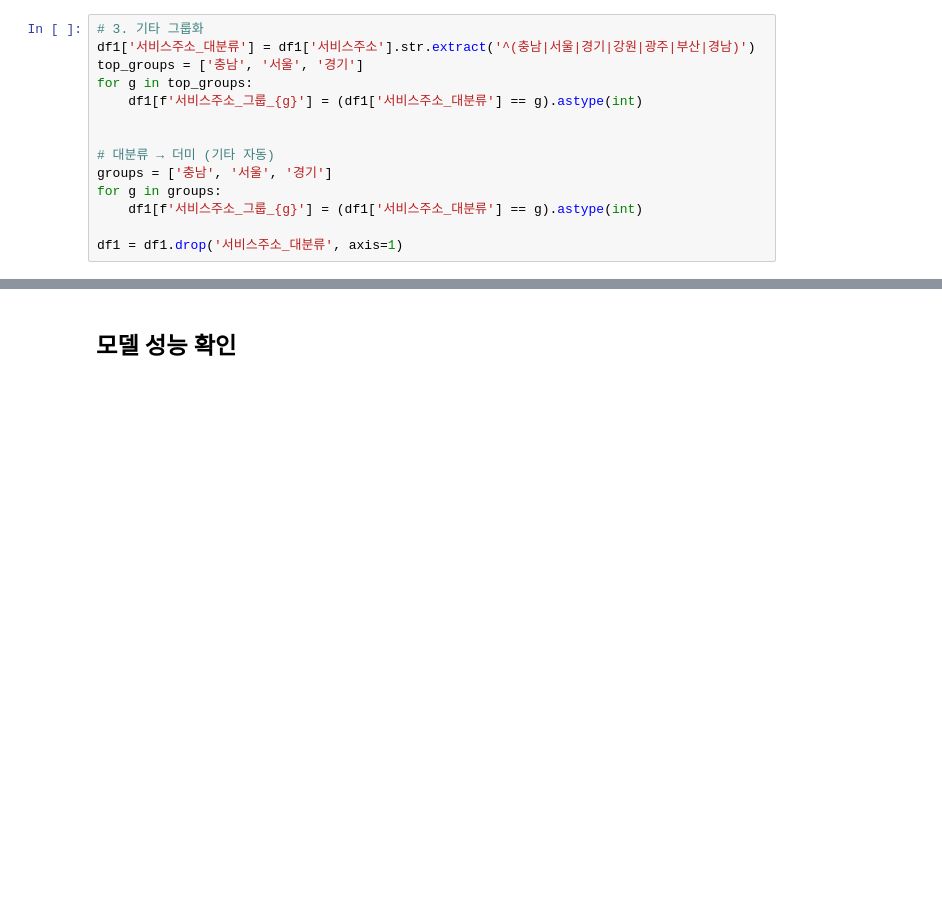
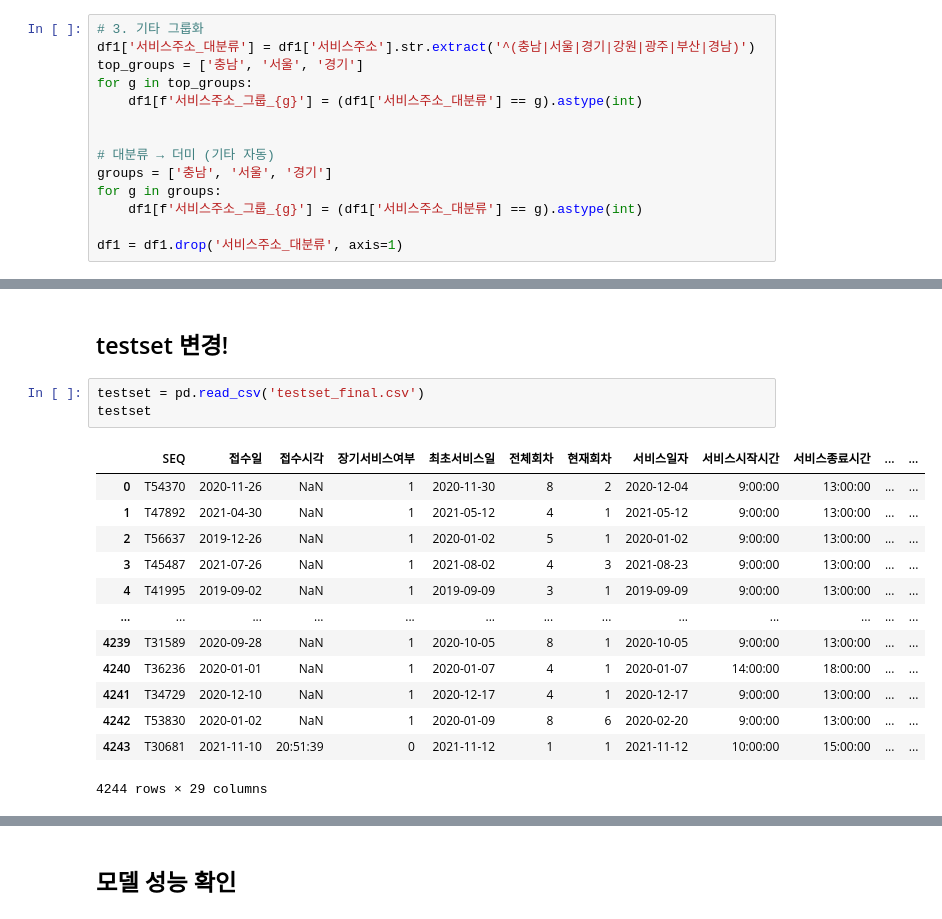
Before and after one commit to siwoolyyy/ml-data, a Jupyter notebook: kaggle.ipynb, the cells around one changed output, grey strips where cells are left out. Drawn from its saved outputs; the diff is of its cells as text; blank space fills up the shorter version.

```diff
--- a/kaggle.ipynb
+++ b/kaggle.ipynb
@@ -304,0 +923,19 @@ df1 = df1.drop(columns='SEQ', axis=1)
+# %% [markdown]
+## testset 변경!
+# %%
+testset = pd.read_csv('testset_final.csv')
+testset
+# %% [output]
+|  | SEQ | 접수일 | 접수시각 | 장기서비스여부 | 최초서비스일 | 전체회차 | 현재회차 | 서비스일자 | 서비스시작시간 | 서비스종료시간 | ... | ... |
+| 0 | T54370 | 2020-11-26 | NaN | 1 | 2020-11-30 | 8 | 2 | 2020-12-04 | 9:00:00 | 13:00:00 | ... | ... |
+| 1 | T47892 | 2021-04-30 | NaN | 1 | 2021-05-12 | 4 | 1 | 2021-05-12 | 9:00:00 | 13:00:00 | ... | ... |
+| 2 | T56637 | 2019-12-26 | NaN | 1 | 2020-01-02 | 5 | 1 | 2020-01-02 | 9:00:00 | 13:00:00 | ... | ... |
+| 3 | T45487 | 2021-07-26 | NaN | 1 | 2021-08-02 | 4 | 3 | 2021-08-23 | 9:00:00 | 13:00:00 | ... | ... |
+| 4 | T41995 | 2019-09-02 | NaN | 1 | 2019-09-09 | 3 | 1 | 2019-09-09 | 9:00:00 | 13:00:00 | ... | ... |
+| ... | ... | ... | ... | ... | ... | ... | ... | ... | ... | ... | ... | ... |
+| 4239 | T31589 | 2020-09-28 | NaN | 1 | 2020-10-05 | 8 | 1 | 2020-10-05 | 9:00:00 | 13:00:00 | ... | ... |
+| 4240 | T36236 | 2020-01-01 | NaN | 1 | 2020-01-07 | 4 | 1 | 2020-01-07 | 14:00:00 | 18:00:00 | ... | ... |
+| 4241 | T34729 | 2020-12-10 | NaN | 1 | 2020-12-17 | 4 | 1 | 2020-12-17 | 9:00:00 | 13:00:00 | ... | ... |
+| 4242 | T53830 | 2020-01-02 | NaN | 1 | 2020-01-09 | 8 | 6 | 2020-02-20 | 9:00:00 | 13:00:00 | ... | ... |
+| 4243 | T30681 | 2021-11-10 | 20:51:39 | 0 | 2021-11-12 | 1 | 1 | 2021-11-12 | 10:00:00 | 15:00:00 | ... | ... |
+4244 rows × 29 columns
```
Also changed, not shown: parts of 137 cells of this notebook.
